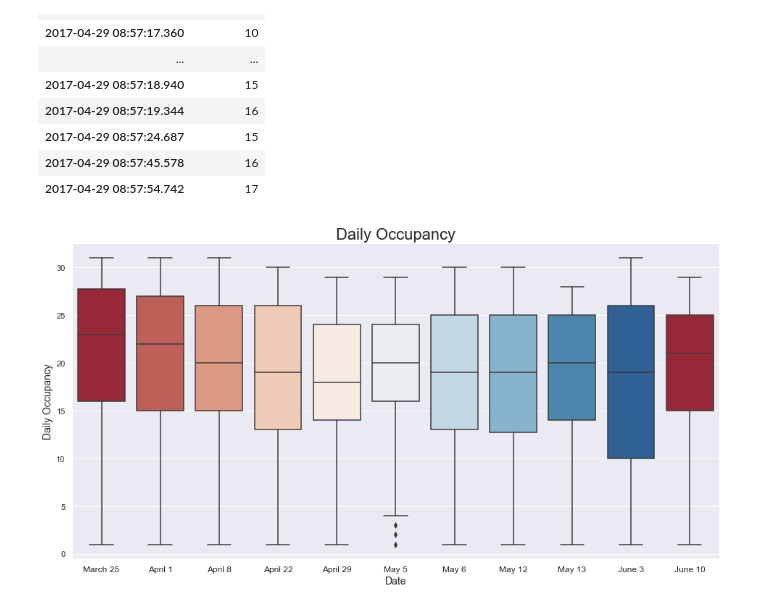
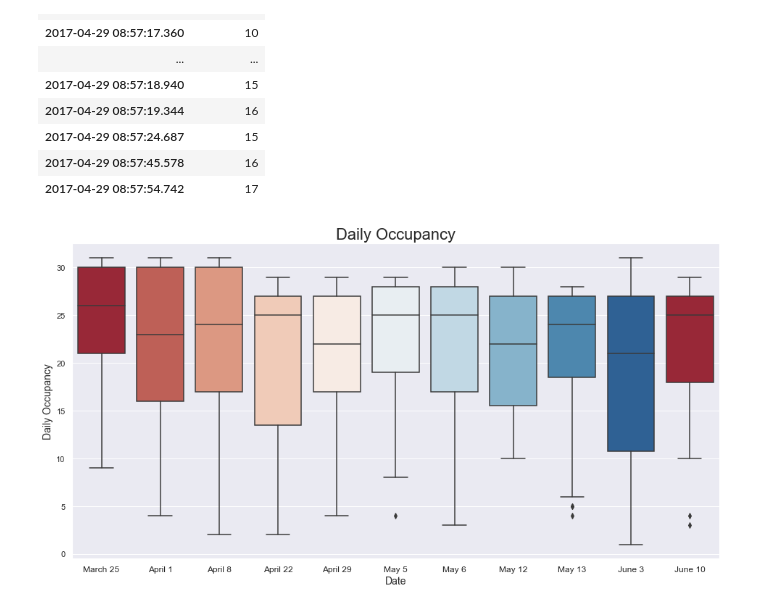
Before and after one commit to Kautumn06/classroom-occupancy, a Jupyter notebook: notebooks/DataWrangling.ipynb, the cells around one changed output. Cells and saved outputs as stored; diff of their text form; code cells hidden in the pictures.

```diff
--- a/notebooks/DataWrangling.ipynb
+++ b/notebooks/DataWrangling.ipynb
@@ -865,10 +919,10 @@ occupancy_data['2017-04-29 08:57']
 | 2017-04-29 08:57:45.578 | 16 |
 | 2017-04-29 08:57:54.742 | 17 |
 # %%
-# Resample occupancy data by minute and drop any NaN values
-occupancy_data.resample(rule='T', how='last').dropna(inplace=True)
+# Resample occupancy data per minute and drop any NaN values
+occupancy = occupancy_data.resample(rule='T', how='last').dropna()
 # %%
 # Plot boxplots for daily occupancy data
-plotBoxplots(occupancy_data, 'count_total', 'Daily Occupancy')
+plotBoxplots(occupancy, 'count_total', 'Daily Occupancy')
 # %% [output]
-[figure, old version]
+[figure, new version]
```
Also changed, not shown: parts of 40 cells of this notebook.
